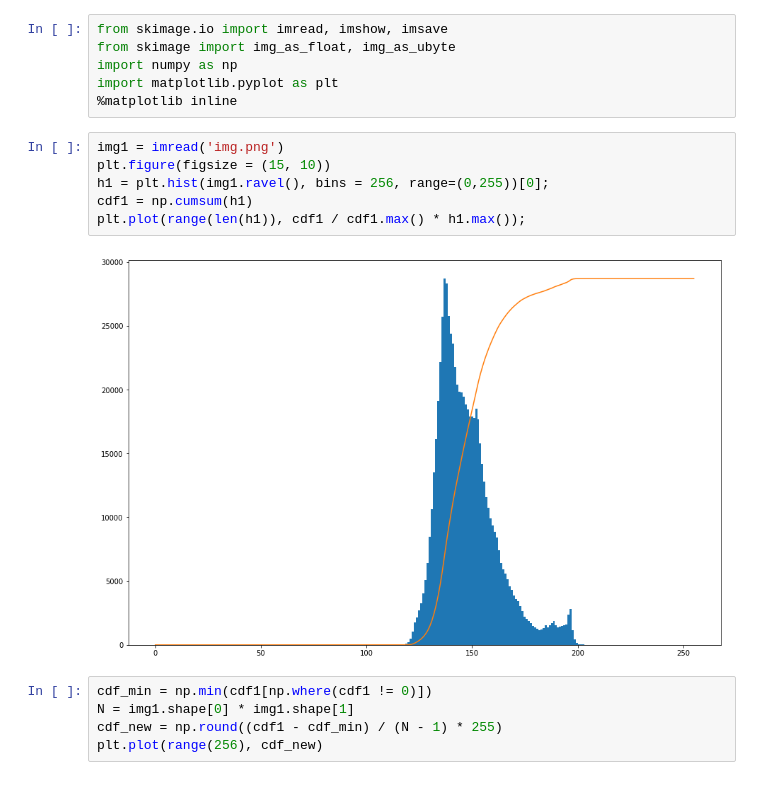
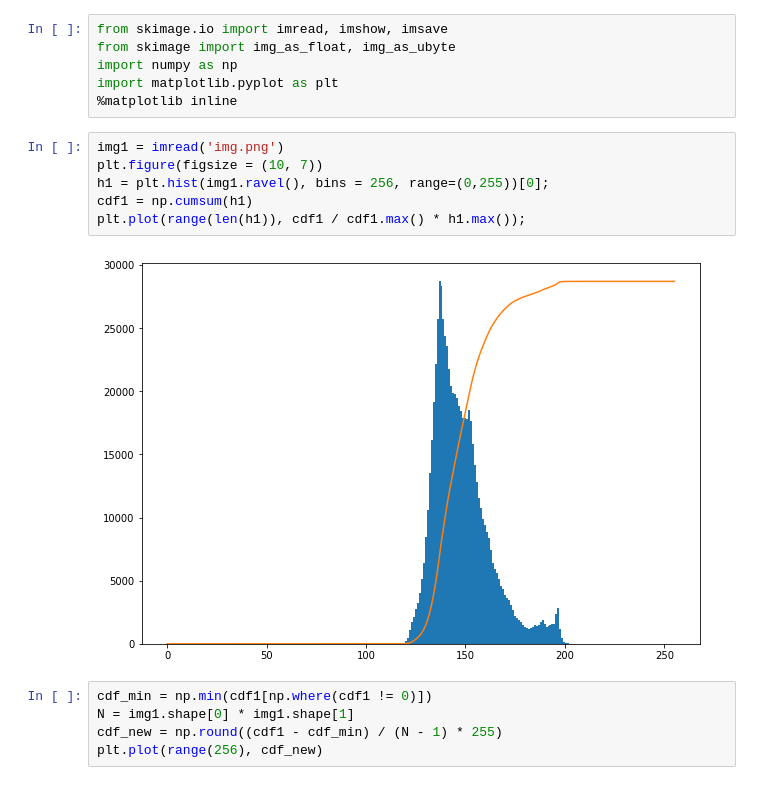
Before and after one commit to zvvzuzin/image-processing, a Jupyter notebook: RU/Лек4/Lec4.ipynb, the cells around one changed output. Saved outputs shown, nothing was run; the diff lists cells and outputs as text.

```diff
--- a/RU/Лек4/Lec4.ipynb
+++ b/RU/Лек4/Lec4.ipynb
@@ -6,12 +6,12 @@ import matplotlib.pyplot as plt
 %matplotlib inline
 # %%
 img1 = imread('img.png')
-plt.figure(figsize = (15, 10))
+plt.figure(figsize = (10, 7))
 h1 = plt.hist(img1.ravel(), bins = 256, range=(0,255))[0];
 cdf1 = np.cumsum(h1)
 plt.plot(range(len(h1)), cdf1 / cdf1.max() * h1.max());
 # %% [output]
-[figure, old version]
+[figure, new version]
 # %%
 cdf_min = np.min(cdf1[np.where(cdf1 != 0)])
 N = img1.shape[0] * img1.shape[1]
```
Also changed, not shown: 4 other files.
